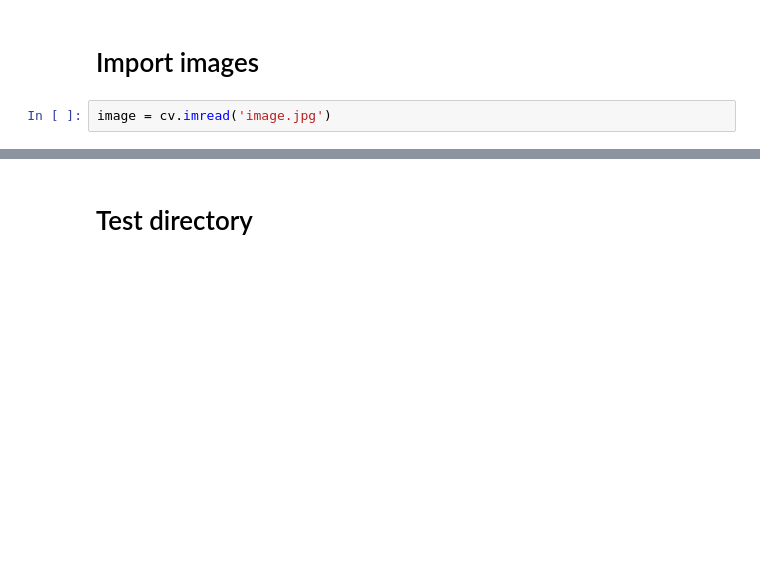
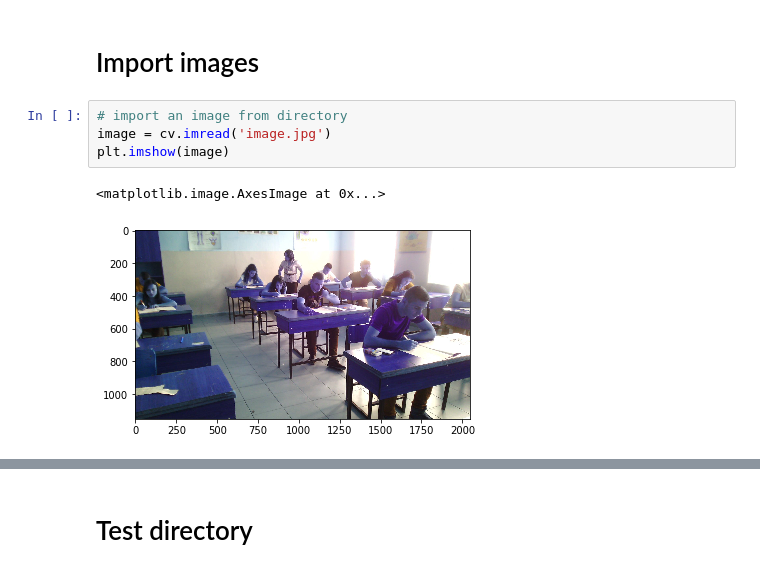
Before and after one commit to USinani/OpenCV, a Jupyter notebook: Object_detection_and_recognition.ipynb, the cells around one changed output, grey strips where cells are left out. Saved outputs shown, nothing was run; the diff lists cells and outputs as text; blank space fills up the shorter version.

```diff
--- a/Object_detection_and_recognition.ipynb
+++ b/Object_detection_and_recognition.ipynb
@@ -25,5 +25,10 @@ import glob
 # %% [markdown]
 
 # Import images
-# %%
-image = cv.imread('image.jpg')
+# %%
+# import an image from directory
+image = cv.imread('image.jpg')
+plt.imshow(image)
+# %% [output]
+<matplotlib.image.AxesImage at 0x...>
+[figure, added]
```
Also changed, not shown: parts of 7 cells of this notebook.
